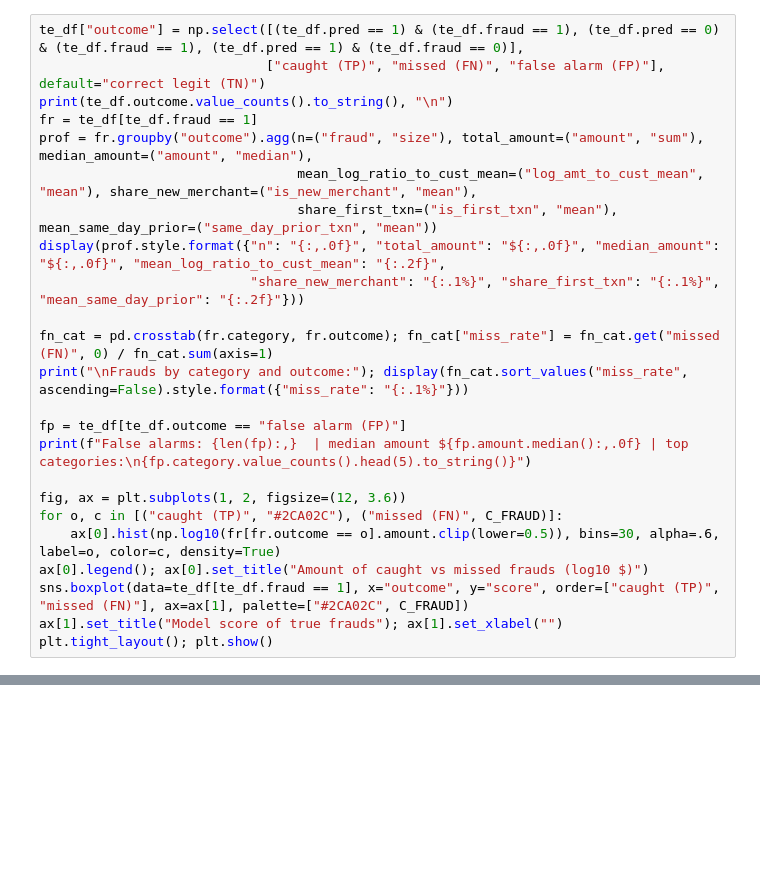
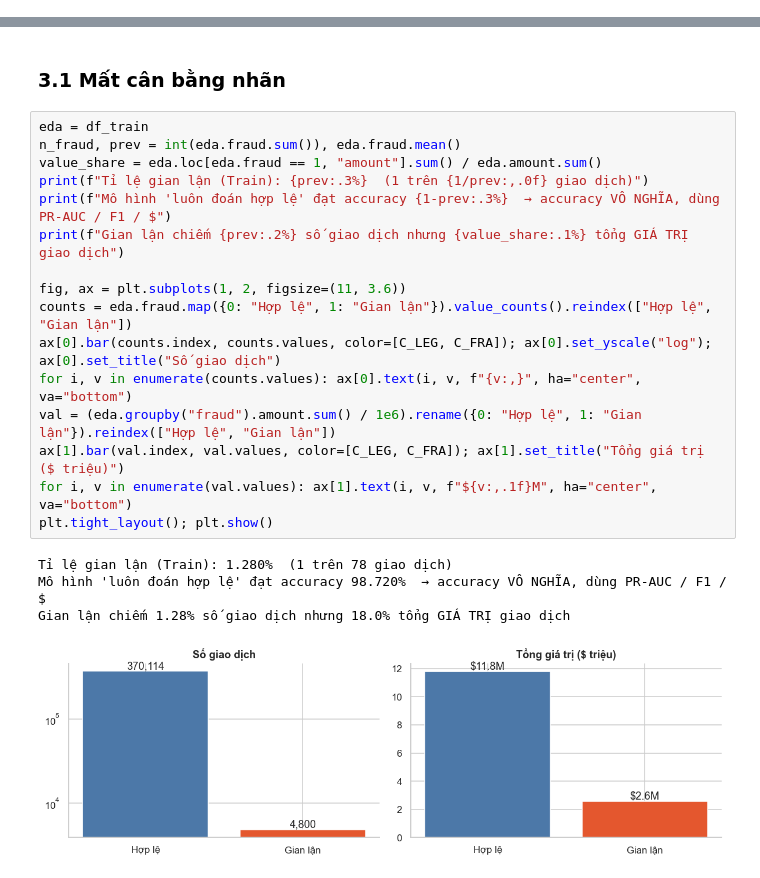
Before and after one commit to DakFu2k6/DS66A_Group_07, a Jupyter notebook: Fraud_Detection.ipynb, the cells around one changed output, grey strips where cells are left out. Saved outputs shown, nothing was run; the diff lists cells and outputs as text; blank space fills up the shorter version.

```diff
--- a/Fraud_Detection.ipynb
+++ b/Fraud_Detection.ipynb
@@ -1013,24 +0,0 @@ Per-category performance of Gradient Boosting at its cost-optimal threshold:
-# %%
-te_df["outcome"] = np.select([(te_df.pred == 1) & (te_df.fraud == 1), (te_df.pred == 0) & (te_df.fraud == 1), (te_df.pred == 1) & (te_df.fraud == 0)],
-                             ["caught (TP)", "missed (FN)", "false alarm (FP)"], default="correct legit (TN)")
-print(te_df.outcome.value_counts().to_string(), "\n")
-fr = te_df[te_df.fraud == 1]
-prof = fr.groupby("outcome").agg(n=("fraud", "size"), total_amount=("amount", "sum"), median_amount=("amount", "median"),
-                                 mean_log_ratio_to_cust_mean=("log_amt_to_cust_mean", "mean"), share_new_merchant=("is_new_merchant", "mean"),
-                                 share_first_txn=("is_first_txn", "mean"), mean_same_day_prior=("same_day_prior_txn", "mean"))
-display(prof.style.format({"n": "{:,.0f}", "total_amount": "${:,.0f}", "median_amount": "${:,.0f}", "mean_log_ratio_to_cust_mean": "{:.2f}",
-                           "share_new_merchant": "{:.1%}", "share_first_txn": "{:.1%}", "mean_same_day_prior": "{:.2f}"}))
-
-fn_cat = pd.crosstab(fr.category, fr.outcome); fn_cat["miss_rate"] = fn_cat.get("missed (FN)", 0) / fn_cat.sum(axis=1)
-print("\nFrauds by category and outcome:"); display(fn_cat.sort_values("miss_rate", ascending=False).style.format({"miss_rate": "{:.1%}"}))
-
-fp = te_df[te_df.outcome == "false alarm (FP)"]
-print(f"False alarms: {len(fp):,}  | median amount ${fp.amount.median():,.0f} | top categories:\n{fp.category.value_counts().head(5).to_string()}")
-
-fig, ax = plt.subplots(1, 2, figsize=(12, 3.6))
-for o, c in [("caught (TP)", "#2CA02C"), ("missed (FN)", C_FRAUD)]:
-    ax[0].hist(np.log10(fr[fr.outcome == o].amount.clip(lower=0.5)), bins=30, alpha=.6, label=o, color=c, density=True)
-ax[0].legend(); ax[0].set_title("Amount of caught vs missed frauds (log10 $)")
-sns.boxplot(data=te_df[te_df.fraud == 1], x="outcome", y="score", order=["caught (TP)", "missed (FN)"], ax=ax[1], palette=["#2CA02C", C_FRAUD])
-ax[1].set_title("Model score of true frauds"); ax[1].set_xlabel("")
-plt.tight_layout(); plt.show()
@@ -1374,0 +121,23 @@ Selected model: Gradient Boosting   params: {'class_weight': 'balanced', 'learni
+# %% [markdown]
+### 3.1 Mất cân bằng nhãn
+# %%
+eda = df_train
+n_fraud, prev = int(eda.fraud.sum()), eda.fraud.mean()
+value_share = eda.loc[eda.fraud == 1, "amount"].sum() / eda.amount.sum()
+print(f"Tỉ lệ gian lận (Train): {prev:.3%}  (1 trên {1/prev:,.0f} giao dịch)")
+print(f"Mô hình 'luôn đoán hợp lệ' đạt accuracy {1-prev:.3%}  → accuracy VÔ NGHĨA, dùng PR-AUC / F1 / $")
+print(f"Gian lận chiếm {prev:.2%} số giao dịch nhưng {value_share:.1%} tổng GIÁ TRỊ giao dịch")
+
+fig, ax = plt.subplots(1, 2, figsize=(11, 3.6))
+counts = eda.fraud.map({0: "Hợp lệ", 1: "Gian lận"}).value_counts().reindex(["Hợp lệ", "Gian lận"])
+ax[0].bar(counts.index, counts.values, color=[C_LEG, C_FRA]); ax[0].set_yscale("log"); ax[0].set_title("Số giao dịch")
+for i, v in enumerate(counts.values): ax[0].text(i, v, f"{v:,}", ha="center", va="bottom")
+val = (eda.groupby("fraud").amount.sum() / 1e6).rename({0: "Hợp lệ", 1: "Gian lận"}).reindex(["Hợp lệ", "Gian lận"])
+ax[1].bar(val.index, val.values, color=[C_LEG, C_FRA]); ax[1].set_title("Tổng giá trị ($ triệu)")
+for i, v in enumerate(val.values): ax[1].text(i, v, f"${v:,.1f}M", ha="center", va="bottom")
+plt.tight_layout(); plt.show()
+# %% [output]
+Tỉ lệ gian lận (Train): 1.280%  (1 trên 78 giao dịch)
+Mô hình 'luôn đoán hợp lệ' đạt accuracy 98.720%  → accuracy VÔ NGHĨA, dùng PR-AUC / F1 / $
+Gian lận chiếm 1.28% số giao dịch nhưng 18.0% tổng GIÁ TRỊ giao dịch
+[figure, added]
```
Also changed, not shown: parts of 160 cells of this notebook, 1 other file.
